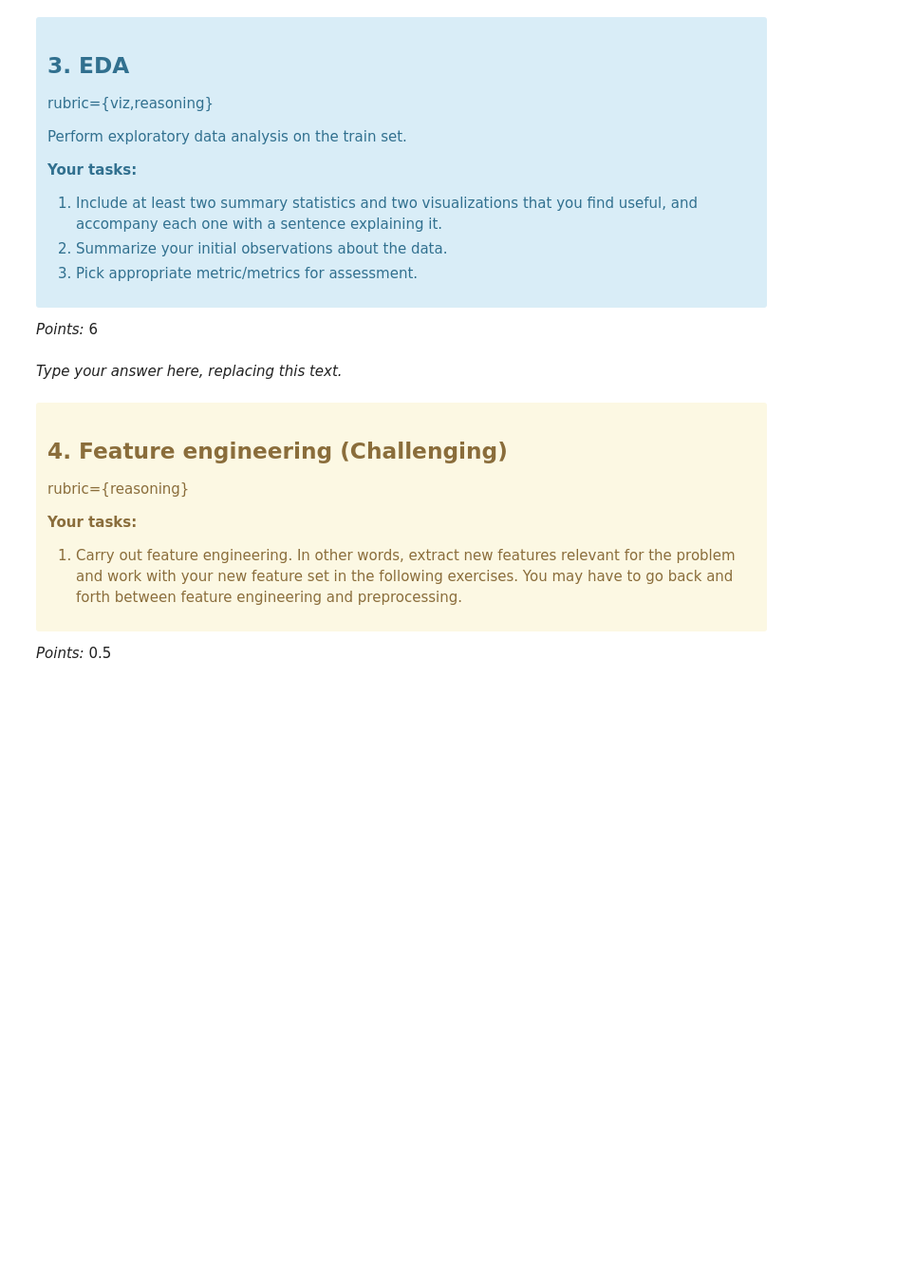
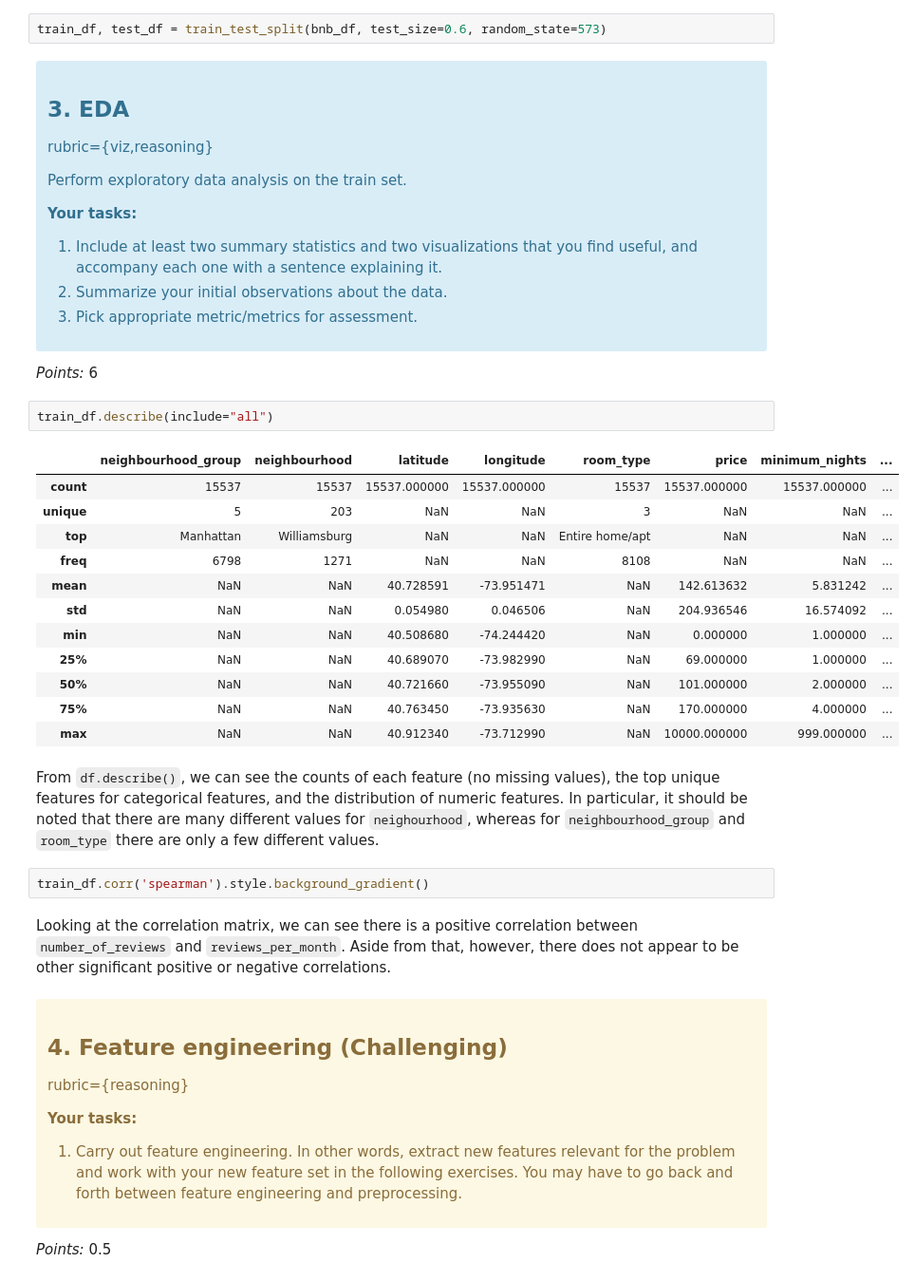
Before and after one commit to UBC-MDS/lab4_bnb_morris_eric, a Jupyter notebook: lab4.ipynb, the cells around one changed output. Shown: that part at 95% size. Drawn from its saved outputs; the diff is of its cells as text; blank space fills up the shorter version.

```diff
--- a/lab4.ipynb
+++ b/lab4.ipynb
@@ -178,6 +183,8 @@ rubric={reasoning}
 </div>
 
 _Points:_ 1
+# %%
+train_df, test_df = train_test_split(bnb_df, test_size=0.6, random_state=573)
 # %% [markdown]
 <!-- END QUESTION -->
 
@@ -199,8 +206,27 @@ Perform exploratory data analysis on the train set.
 </div>
 
 _Points:_ 6
-# %% [markdown]
-_Type your answer here, replacing this text._
+# %%
+train_df.describe(include="all")
+# %% [output]
+|  | neighbourhood_group | neighbourhood | latitude | longitude | room_type | price | minimum_nights | ... |
+| count | 15537 | 15537 | 15537.000000 | 15537.000000 | 15537 | 15537.000000 | 15537.000000 | ... |
+| unique | 5 | 203 | NaN | NaN | 3 | NaN | NaN | ... |
+| top | Manhattan | Williamsburg | NaN | NaN | Entire home/apt | NaN | NaN | ... |
+| freq | 6798 | 1271 | NaN | NaN | 8108 | NaN | NaN | ... |
+| mean | NaN | NaN | 40.728591 | -73.951471 | NaN | 142.613632 | 5.831242 | ... |
+| std | NaN | NaN | 0.054980 | 0.046506 | NaN | 204.936546 | 16.574092 | ... |
+| min | NaN | NaN | 40.508680 | -74.244420 | NaN | 0.000000 | 1.000000 | ... |
+| 25% | NaN | NaN | 40.689070 | -73.982990 | NaN | 69.000000 | 1.000000 | ... |
+| 50% | NaN | NaN | 40.721660 | -73.955090 | NaN | 101.000000 | 2.000000 | ... |
+| 75% | NaN | NaN | 40.763450 | -73.935630 | NaN | 170.000000 | 4.000000 | ... |
+| max | NaN | NaN | 40.912340 | -73.712990 | NaN | 10000.000000 | 999.000000 | ... |
+# %% [markdown]
+From `df.describe()`, we can see the counts of each feature (no missing values), the top unique features for categorical features, and the distribution of numeric features. In particular, it should be noted that there are many different values for `neighourhood`, whereas for `neighbourhood_group` and `room_type` there are only a few different values.
+# %%
+train_df.corr('spearman').style.background_gradient()
+# %% [markdown]
+Looking at the correlation matrix, we can see there is a positive correlation between `number_of_reviews` and `reviews_per_month`. Aside from that, however, there does not appear to be other significant positive or negative correlations.
 # %% [markdown]
 <!-- END QUESTION -->
 
```
Also changed, not shown: parts of 1 cell of this notebook.
